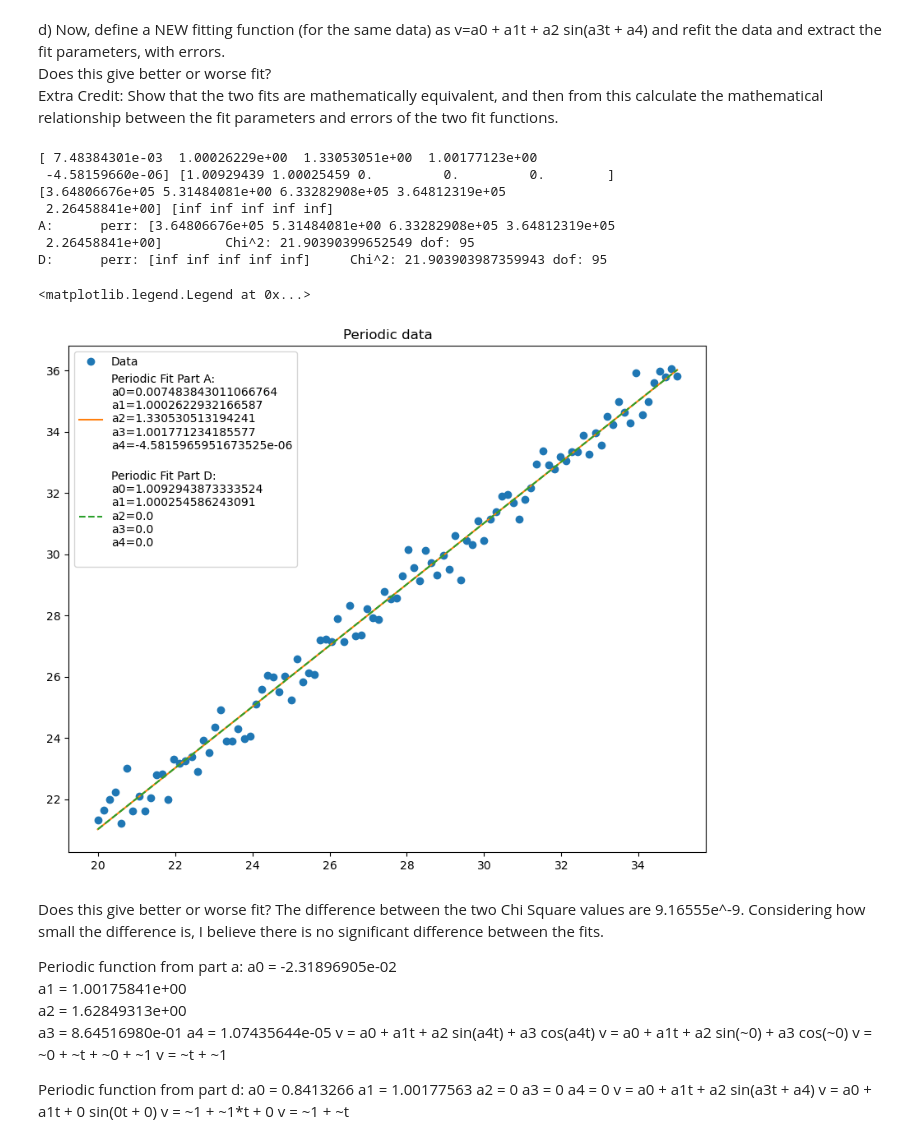
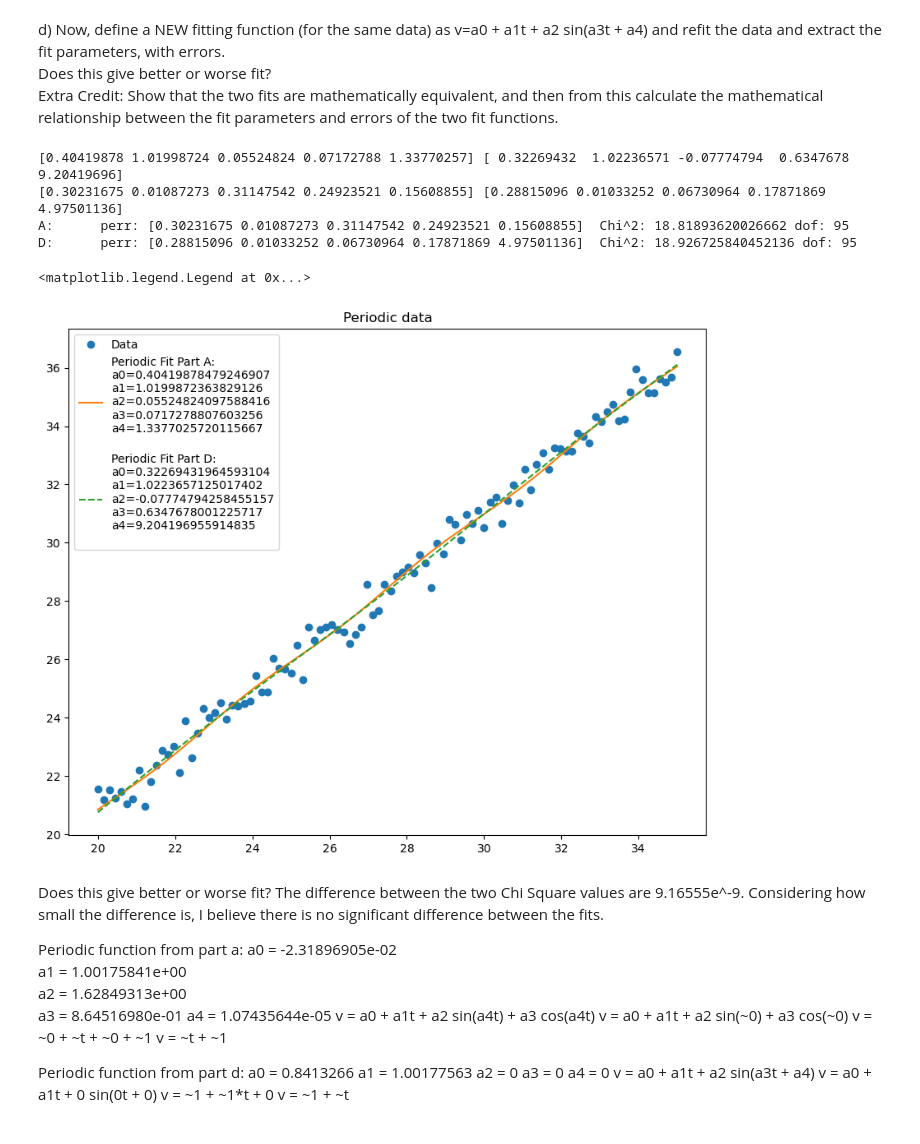
Before and after one commit to alawton42/phys541AudreyLawton, a Jupyter notebook: Assignment 1/Fitting_of_Periodic_Data.ipynb, the cells around one changed output. Drawn from its saved outputs; the diff is of its cells as text; code cells hidden in the pictures.

```diff
--- a/Assignment 1/Fitting_of_Periodic_Data.ipynb
+++ b/Assignment 1/Fitting_of_Periodic_Data.ipynb
@@ -39,7 +39,7 @@ c)	 Fit the data with a function of the same form as above.  Do the fit paramete
 # %%
 from scipy.optimize import curve_fit
 
-popt, pcov = curve_fit(fit_function, xi, yi, p0=[0, 1, 1, 1, 0])
+popt, pcov = curve_fit(fit_function, xi, yi)
 perr = np.sqrt(np.diag(pcov))
 
 fit_x = xi
@@ -67,36 +66,33 @@ d)	Now, define a NEW fitting function (for the same data) as
 # %%
 def fit_function_d(t, a0, a1, a2, a3, a4):
     return a0 + a1 * np.array(t) + a2 * np.sin(a3 * np.array(t) + a4)
 
-popt_d, pcov_d = curve_fit(fit_function_d, xi, yi, p0=[0, 0, 0, 0, 0])
+popt_d, pcov_d = curve_fit(fit_function_d, xi, yi)
 perr_d = np.sqrt(np.diag(pcov_d))
 
 fit_d_x = xi
 fit_d_y = fit_function_d(fit_d_x, *popt_d)
 chi2_d = sum((yi-fit_d_y)*(yi-fit_d_y))
 
 print(popt, popt_d)
 print(perr, perr_d)
 
 print(f"A:\tperr: {perr}\tChi^2: {chi2} dof: {n_pts - 5}")
 print(f"D:\tperr: {perr_d}\tChi^2: {chi2_d} dof: {n_pts - 5}")
 
 fig, ax = plt.subplots(figsize=(10, 8))
 plt.title("Periodic data")
 plt.plot(xi, yi, "o", label="Data")
 plt.plot(fit_x, fit_y, label=f"Periodic Fit Part A:\na0={popt[0]}\na1={popt[1]}\na2={popt[2]}\na3={popt[3]}\na4={popt[4]}\n")
 plt.plot(fit_d_x, fit_d_y, "--", label=f"Periodic Fit Part D:\na0={popt_d[0]}\na1={popt_d[1]}\na2={popt_d[2]}\na3={popt_d[3]}\na4={popt_d[4]}\n")
 plt.legend()
 # %% [output]
-[ 7.48384301e-03  1.00026229e+00  1.33053051e+00  1.00177123e+00
- -4.58159660e-06] [1.00929439 1.00025459 0.         0.         0.        ]
-[3.64806676e+05 5.31484081e+00 6.33282908e+05 3.64812319e+05
- 2.26458841e+00] [inf inf inf inf inf]
-A:      perr: [3.64806676e+05 5.31484081e+00 6.33282908e+05 3.64812319e+05
- 2.26458841e+00]        Chi^2: 21.90390399652549 dof: 95
-D:      perr: [inf inf inf inf inf]     Chi^2: 21.903903987359943 dof: 95
+[0.40419878 1.01998724 0.05524824 0.07172788 1.33770257] [ 0.32269432  1.02236571 -0.07774794  0.6347678   9.20419696]
+[0.30231675 0.01087273 0.31147542 0.24923521 0.15608855] [0.28815096 0.01033252 0.06730964 0.17871869 4.97501136]
+A:      perr: [0.30231675 0.01087273 0.31147542 0.24923521 0.15608855]  Chi^2: 18.81893620026662 dof: 95
+D:      perr: [0.28815096 0.01033252 0.06730964 0.17871869 4.97501136]  Chi^2: 18.926725840452136 dof: 95
 <matplotlib.legend.Legend at 0x...>
-[figure, old version]
+[figure, new version]
 # %% [markdown]
 Does this give better or worse fit?
 The difference between the two Chi Square values are 9.16555e^-9. Considering how small the difference is, I believe there is no significant difference between the fits.
```
Also changed, not shown: parts of 2 cells of this notebook.
